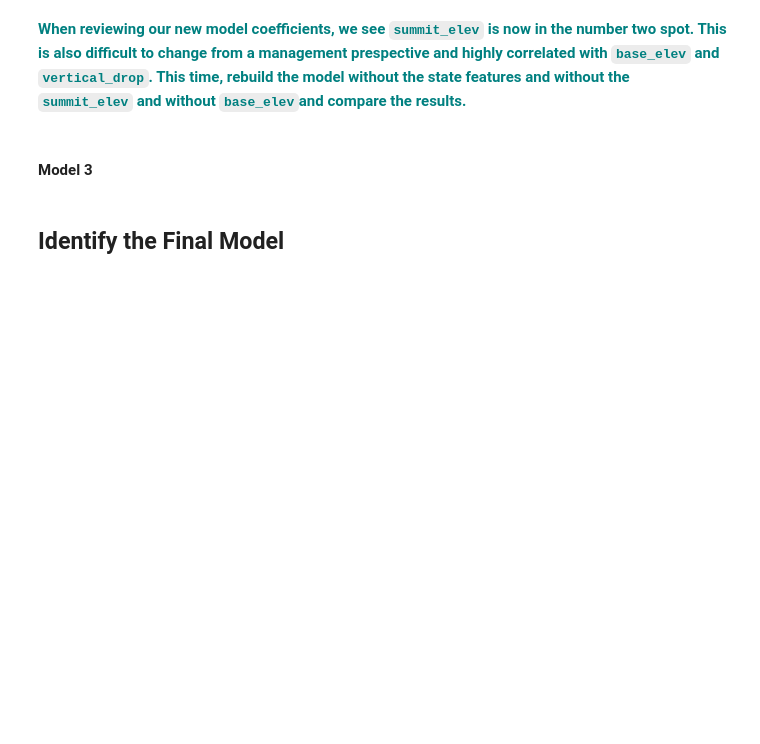
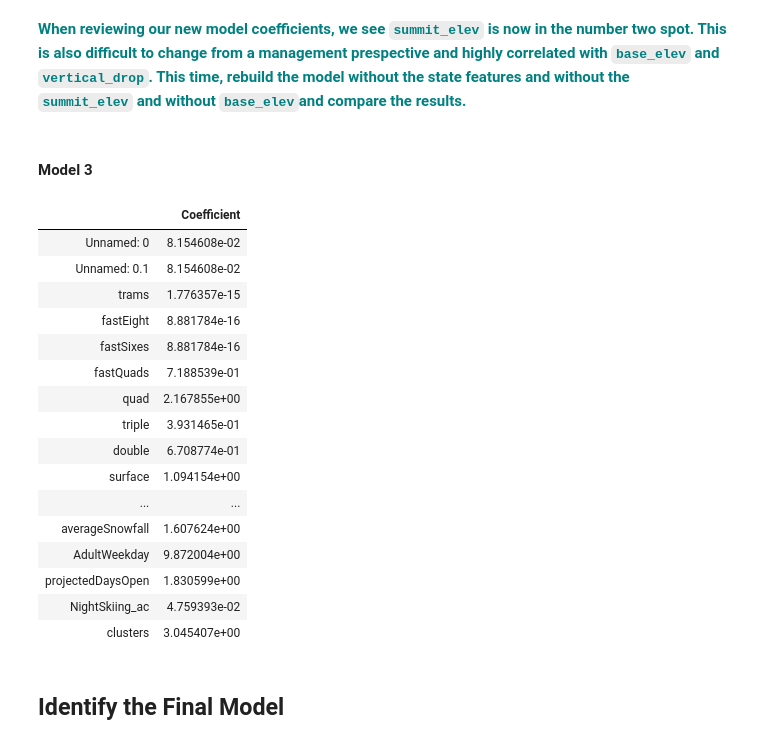
Before and after one commit to Ibrahim-31oct/Guided-Capstone, a Jupyter notebook: GuidedCapstoneStep4 and step5HL.ipynb, the cells around one changed output. Drawn from its saved outputs; the diff is of its cells as text; code cells hidden in the pictures; blank space fills up the shorter version.

```diff
--- a/GuidedCapstoneStep4 and step5HL.ipynb
+++ b/GuidedCapstoneStep4 and step5HL.ipynb
@@ -175,0 +274,8 @@ Hint: Try to construct another model using exactly the steps we followed above.
+# %%
+X2_scaled = scaler2.transform(X2)
+# %%
+X2_train, X2_test, y_train, y_test = train_test_split(X2_scaled, y, test_size=0.25, random_state=1)
+# %%
+lm2 = linear_model.LinearRegression()
+# %%
+model2 = lm2.fit(X2_train,y_train)
@@ -176,3 +284,23 @@ Hint: Try to construct another model using exactly the steps we followed above.
+# %%
+pd.DataFrame(abs(lm2.coef_), X2.columns, columns=['Coefficient'])
+# %% [output]
+|  | Coefficient |
+| Unnamed: 0 | 8.154608e-02 |
+| Unnamed: 0.1 | 8.154608e-02 |
+| trams | 1.776357e-15 |
+| fastEight | 8.881784e-16 |
+| fastSixes | 8.881784e-16 |
+| fastQuads | 7.188539e-01 |
+| quad | 2.167855e+00 |
+| triple | 3.931465e-01 |
+| double | 6.708774e-01 |
+| surface | 1.094154e+00 |
+| ... | ... |
+| averageSnowfall | 1.607624e+00 |
+| AdultWeekday | 9.872004e+00 |
+| projectedDaysOpen | 1.830599e+00 |
+| NightSkiing_ac | 4.759393e-02 |
+| clusters | 3.045407e+00 |
 # %% [markdown]
 ## Identify the Final Model
 # %% [markdown]
```
Also changed, not shown: parts of 19 cells of this notebook.
